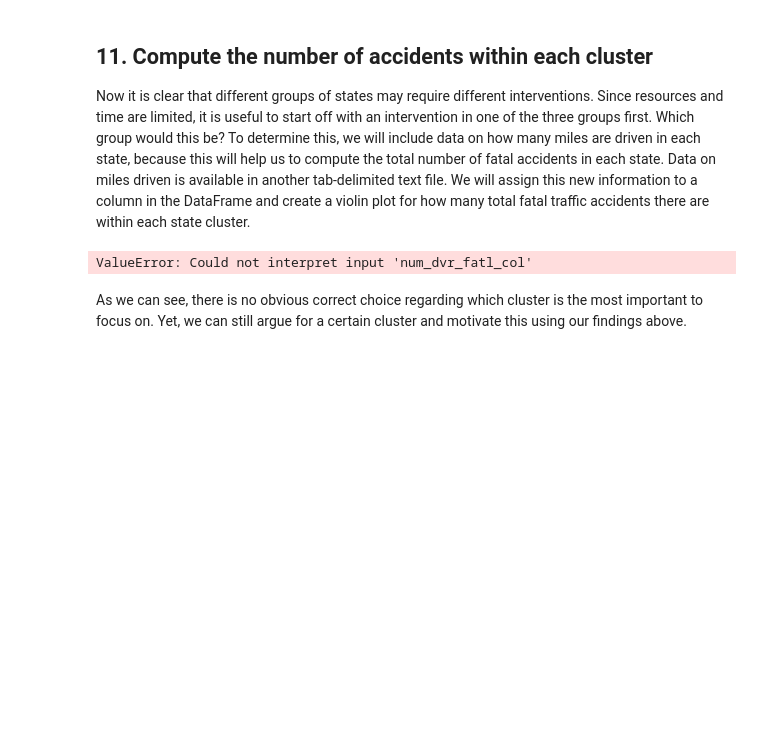
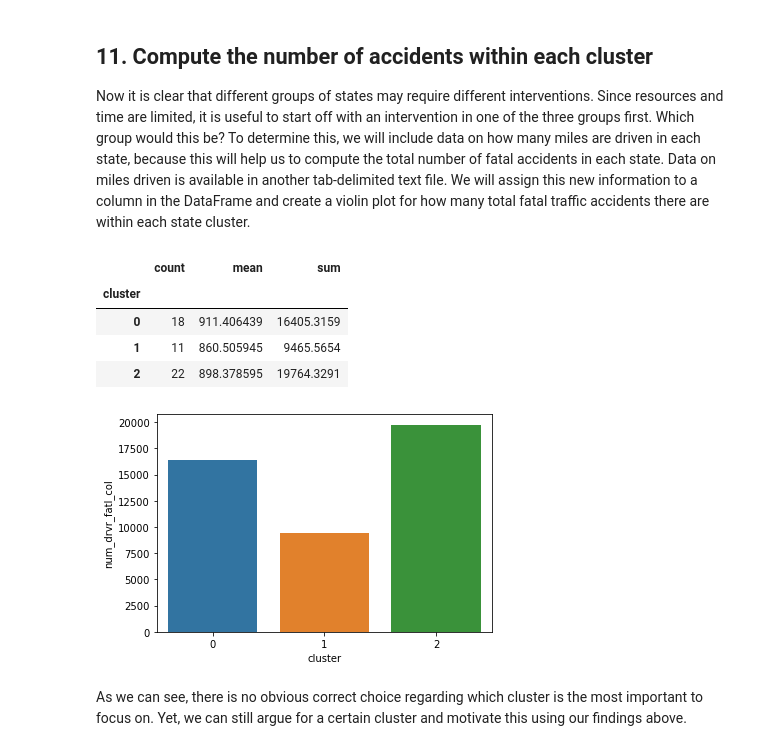
Before and after one commit to Mohamedsoliman828/Reducing-Traffic-Mortality-in-the-USA-with-ML, a Jupyter notebook: notebook.ipynb, the cells around one changed output. Saved outputs shown, nothing was run; the diff lists cells and outputs as text; code cells hidden in the pictures; blank space fills up the shorter version.

```diff
--- a/notebook.ipynb
+++ b/notebook.ipynb
@@ -260,20 +260,25 @@ sns.violinplot(y='measurement',x='percent',data=melt_car,hue='cluster')
 # %%
 # Read in the new dataset
 miles_driven = pd.read_csv('datasets/miles-driven.csv', sep='|')
 
 # Merge the `car_acc` DataFrame with the `miles_driven` DataFrame
 car_acc_miles = car_acc.merge(miles_driven,on='state')
 
 # Create a new column for the number of drivers involved in fatal accidents
 car_acc_miles['num_drvr_fatl_col'] = car_acc_miles.drvr_fatl_col_bmiles*car_acc_miles.million_miles_annually /1000
 
 # Create a barplot of the total number of accidents per cluster
-sns.barplot(x='cluster', y='num_dvr_fatl_col', data=car_acc_miles, estimator=sum, ci=None)
+sns.barplot(x='cluster', y='num_drvr_fatl_col', data=car_acc_miles, estimator=sum, ci=None)
 
 # Calculate the number of states in each cluster and their 'num_drvr_fatl_col' mean and sum.
-count_mean_sum = car_acc_miles.groupby('cluster')['num_dvr_fatl_col'].agg(['count','mean','sum'])
+count_mean_sum = car_acc_miles.groupby('cluster')['num_drvr_fatl_col'].agg(['count','mean','sum'])
 count_mean_sum
 # %% [output]
-ValueError: Could not interpret input 'num_dvr_fatl_col'
+|  | count | mean | sum |
+| cluster |  |  |  |
+| 0 | 18 | 911.406439 | 16405.3159 |
+| 1 | 11 | 860.505945 | 9465.5654 |
+| 2 | 22 | 898.378595 | 19764.3291 |
+[figure, added]
 # %% [markdown]
 <p>As we can see, there is no obvious correct choice regarding which cluster is the most important to focus on. Yet, we can still argue for a certain cluster and motivate this using our findings above.
```
